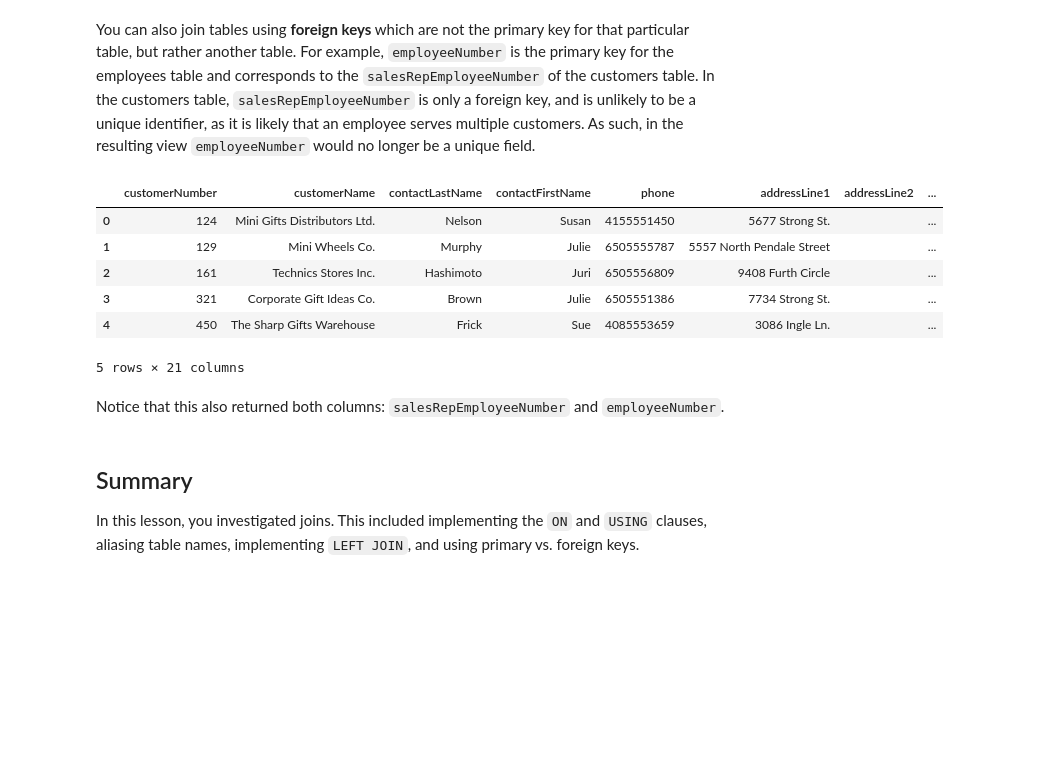
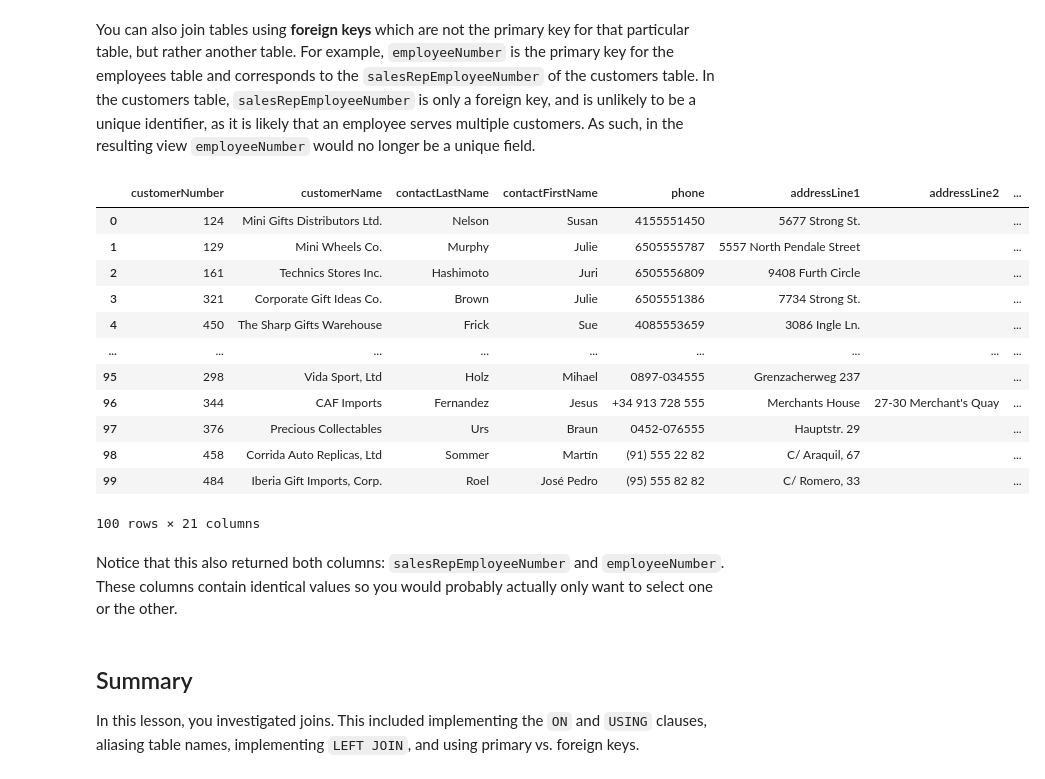
Before and after one commit to learn-co-curriculum/dsc-join-statements, a Jupyter notebook: index.ipynb, the cells around one changed output. Cells and saved outputs as stored; diff of their text form; code cells hidden in the pictures; blank space fills up the shorter version.

Commit message:
pd.read_sql, alias clarifications

```diff
--- a/index.ipynb
+++ b/index.ipynb
@@ -163,25 +195,31 @@ Another important consideration when performing joins is to think more about the
 # %% [markdown]
 You can also join tables using **foreign keys** which are not the primary key for that particular table, but rather another table. For example, `employeeNumber` is the primary key for the employees table and corresponds to the `salesRepEmployeeNumber` of the customers table. In the customers table, `salesRepEmployeeNumber` is only a foreign key, and is unlikely to be a unique identifier, as it is likely that an employee serves multiple customers. As such, in the resulting view `employeeNumber` would no longer be a unique field.
 # %%
-cur.execute("""SELECT *
-               FROM customers c
-               JOIN employees e
-               ON c.salesRepEmployeeNumber = e.employeeNumber
-               ORDER BY employeeNumber;
-               """)
-df = pd.DataFrame(cur.fetchall())
-df.columns = [i[0] for i in cur.description]
-df.head()
+q = """
+SELECT *
+FROM customers AS c
+JOIN employees AS e
+    ON c.salesRepEmployeeNumber = e.employeeNumber
+ORDER By employeeNumber
+;
+"""
+pd.read_sql(q, conn)
 # %% [output]
 |  | customerNumber | customerName | contactLastName | contactFirstName | phone | addressLine1 | addressLine2 | ... |
 | 0 | 124 | Mini Gifts Distributors Ltd. | Nelson | Susan | 4155551450 | 5677 Strong St. |  | ... |
 | 1 | 129 | Mini Wheels Co. | Murphy | Julie | 6505555787 | 5557 North Pendale Street |  | ... |
 | 2 | 161 | Technics Stores Inc. | Hashimoto | Juri | 6505556809 | 9408 Furth Circle |  | ... |
 | 3 | 321 | Corporate Gift Ideas Co. | Brown | Julie | 6505551386 | 7734 Strong St. |  | ... |
 | 4 | 450 | The Sharp Gifts Warehouse | Frick | Sue | 4085553659 | 3086 Ingle Ln. |  | ... |
+| ... | ... | ... | ... | ... | ... | ... | ... | ... |
+| 95 | 298 | Vida Sport, Ltd | Holz | Mihael | 0897-034555 | Grenzacherweg 237 |  | ... |
+| 96 | 344 | CAF Imports | Fernandez | Jesus | +34 913 728 555 | Merchants House | 27-30 Merchant's Quay | ... |
+| 97 | 376 | Precious Collectables | Urs | Braun | 0452-076555 | Hauptstr. 29 |  | ... |
+| 98 | 458 | Corrida Auto Replicas, Ltd | Sommer | Martín | (91) 555 22 82 | C/ Araquil, 67 |  | ... |
+| 99 | 484 | Iberia Gift Imports, Corp. | Roel | José Pedro | (95) 555 82 82 | C/ Romero, 33 |  | ... |
-5 rows × 21 columns
+100 rows × 21 columns
 # %% [markdown]
-Notice that this also returned both columns: `salesRepEmployeeNumber` and `employeeNumber`.
+Notice that this also returned both columns: `salesRepEmployeeNumber` and `employeeNumber`. These columns contain identical values so you would probably actually only want to select one or the other.
 # %% [markdown]
 ## Summary
 
```
Also changed, not shown: parts of 21 cells of this notebook, 1 other file.
